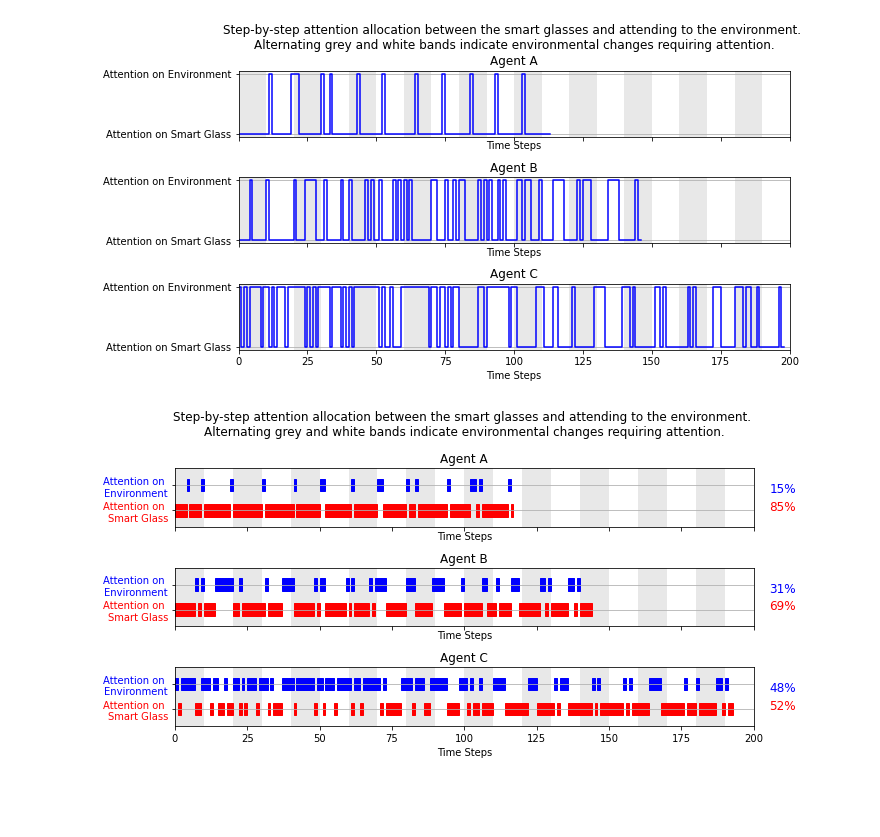
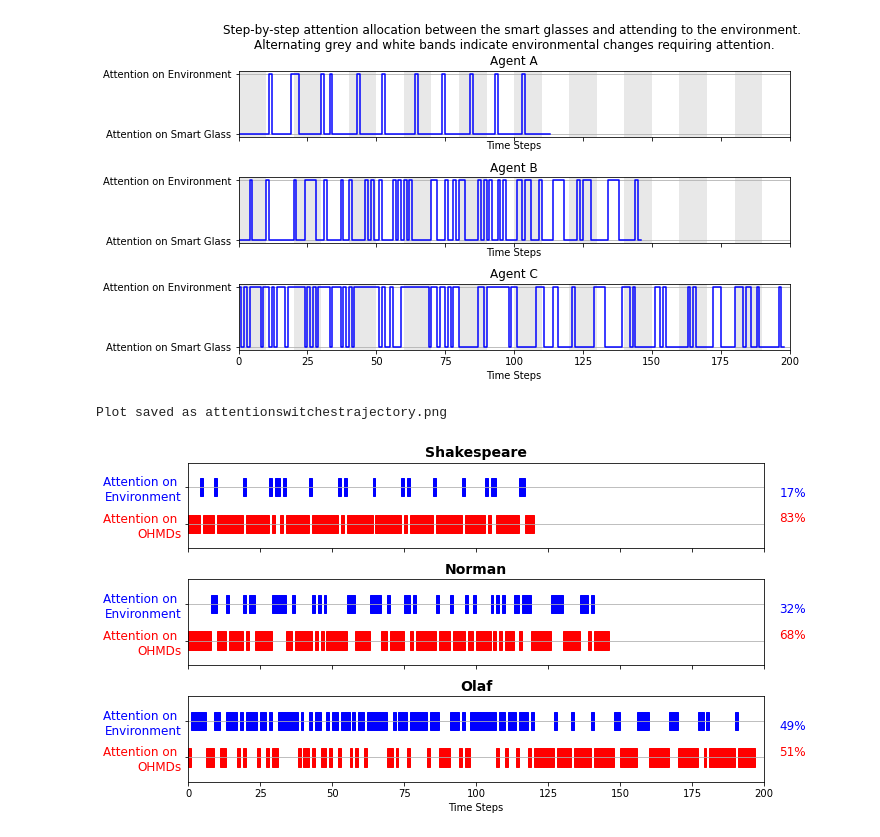
Before and after one commit to BaiYunpeng1949/heads-up-multitasker, a Jupyter notebook: hrl/envs/supervisory_control/results/Figure Drawer Supervisory Control Simulation Results.ipynb, the cells around one changed output. Drawn from its saved outputs; the diff is of its cells as text; code cells hidden in the pictures; blank space fills up the shorter version.

Commit message:
0901-hrl-SupervisoryControl-Plot-Replot and store all data.

```diff
--- a/hrl/envs/supervisory_control/results/Figure Drawer Supervisory Control Simulation Results.ipynb
+++ b/hrl/envs/supervisory_control/results/Figure Drawer Supervisory Control Simulation Results.ipynb
@@ -670,12 +683,12 @@ def plot_attention_switches(df, ax, title, event_level):
     selected_instance = filtered_df['attention_switches_time_steps_list'].sample().iloc[0]
     max_episode_length = 200
 
-    # Create colored regions for every update interval
-    colors = ['lightgray', 'white']  # two colors to alternate between
-    if event_level == 'short':
-        interval = 10
-        for i in range(0, max_episode_length, interval):
-            ax.axvspan(i, i+interval, facecolor=colors[i // interval % 2], alpha=0.5)
+#     # Create colored regions for every update interval
+#     colors = ['lightgray', 'white']  # two colors to alternate between
+#     if event_level == 'short':
+#         interval = 10
+#         for i in range(0, max_episode_length, interval):
+#             ax.axvspan(i, i+interval, facecolor=colors[i // interval % 2], alpha=0.5)
 
     # Ensure that the plotting stops at the "total_steps" point for the selected instance
     total_steps = df.loc[df['attention_switches_time_steps_list'].apply(lambda x: x == selected_instance), 'total_steps'].values[0]
@@ -707,39 +720,60 @@ def plot_attention_switches(df, ax, title, event_level):
     smart_glass_percentage = round((scatter_y.count(smart_glass_position) / total_steps) * 100)
 
     # Add text outside the plotting box (1.05 is just slightly outside the box on the right)
     ax.text(1.05, env_position, f'{env_percentage}%', fontsize=12, ha='center', va='center', transform=ax.transAxes, color='blue')
     ax.text(1.05, smart_glass_position, f'{smart_glass_percentage}%', fontsize=12, ha='center', va='center', transform=ax.transAxes, color='red')
 
 #     # Add annotations to the expanded area on the right
 #     ax.annotate(f'{env_percentage}%', (max_episode_length + 10, env_position), fontsize=12, ha='center', color='blue')
 #     ax.annotate(f'{smart_glass_percentage}%', (max_episode_length + 10, smart_glass_position), fontsize=12, ha='center', color='red')
 
     ax.set_xlim(0, max_episode_length)
     ax.set_yticks([smart_glass_position, env_position])
-    ax.set_yticklabels(['Attention on \nSmart Glass', 'Attention on \nEnvironment'])
+    ax.set_yticklabels(['Attention on \nOHMDs', 'Attention on \nEnvironment'])
     ax.set_ylim(0.15, 0.85)  # Adjust the y-axis limits to zoom in around the region of interest
-    ax.set_xlabel('Time Steps')
+#     ax.set_xlabel('Time Steps')
     # Change the color of y-axis labels
     ylabels = ax.get_yticklabels()
     ylabels[0].set_color('red')
     ylabels[1].set_color('blue')
     ax.set_title(title)
     ax.grid(axis='y')
 
 fig, axes = plt.subplots(3, 1, figsize=(10, 5.4), sharex=True)
 
 fig.subplots_adjust(right=0.8)  # Adjust this value if the annotations overlap with the plots
 
 event_level = 'short'
-plot_attention_switches(df_a, axes[0], 'Agent A', event_level)
-plot_attention_switches(df_b, axes[1], 'Agent B', event_level)
-plot_attention_switches(df_c, axes[2], 'Agent C', event_level)
+plot_attention_switches(df_a, axes[0], 'Shakespeare', event_level)
+plot_attention_switches(df_b, axes[1], 'Norman', event_level)
+plot_attention_switches(df_c, axes[2], 'Olaf', event_level)
 
-# Instead of suptitle, set a title using ax.text() for more control
-axes[0].text(0.5, 1.75, 'Step-by-step attention allocation between the smart glasses and attending to the environment. \nAlternating grey and white bands indicate environmental changes requiring attention.',
-            ha='center', va='center', transform=axes[0].transAxes, fontsize=12)
+# Change the size of y-axis tick labels
+for ax in axes:
+    ax.yaxis.set_tick_params(labelsize=12)  # Adjust the font size as needed
+
+    # Make the plot title (name) bold
+    ax.set_title(ax.get_title(), weight='bold', fontsize=14)
+
+#     yticklabels = ax.get_yticklabels()
+#     for label in yticklabels:
+#         if label.get_text() in ['shakespeare', 'Norman', 'Olaf']:
+#             label.set_weight('bold')  # Make specific names bold
+
+# Add x-axis label only to the last subplot
+axes[2].set_xlabel('Time Steps')
+
+# # Instead of suptitle, set a title using ax.text() for more control
+# axes[0].text(0.5, 1.75, 'Step-by-step attention allocation between the smart glasses and attending to the environment. \nAlternating grey and white bands indicate environmental changes requiring attention.',
+#             ha='center', va='center', transform=axes[0].transAxes, fontsize=12)
 
 plt.tight_layout()
+# Save the plot to a local file
+output_filename = 'attentionswitchestrajectory.png'
+plt.savefig(output_filename, dpi=300, bbox_inches='tight')
+print(f'Plot saved as {output_filename}')
+
 plt.show()
 # %% [output]
+Plot saved as attentionswitchestrajectory.png
-[figure, old version]
+[figure, new version]
```
Also changed, not shown: parts of 2 cells of this notebook, 3 other files.
